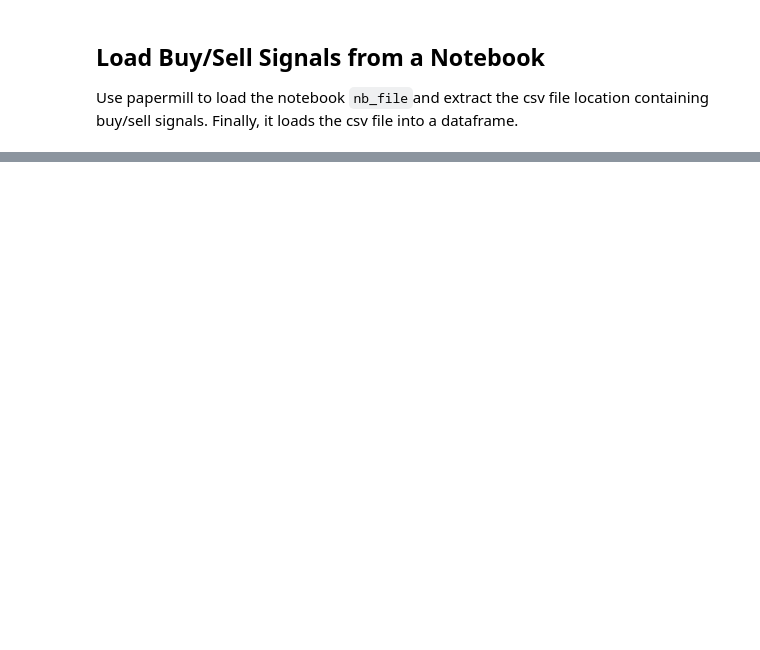
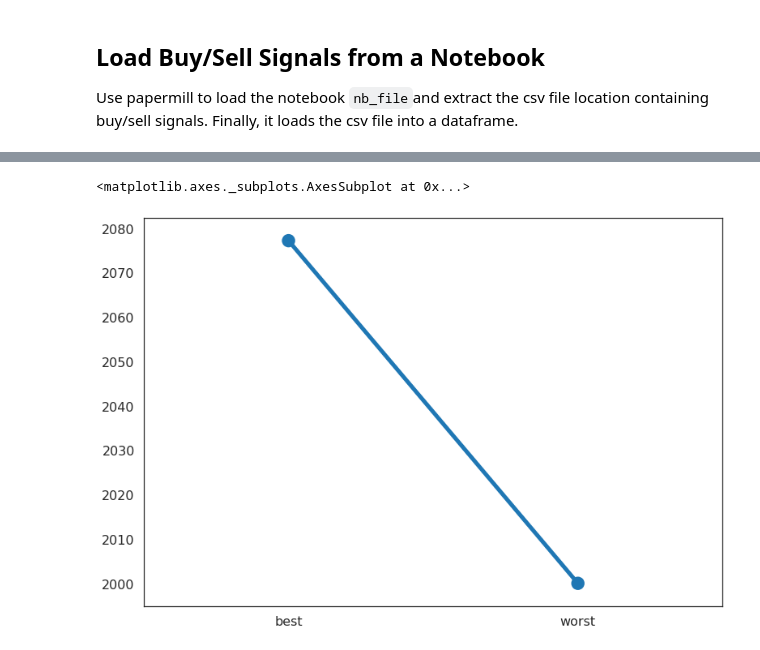
Before and after one commit to cdeck3r/LoSTanSiBLE, a Jupyter notebook: LoSTanSiBLE/notebooks/PaperTrade.ipynb, the cells around one changed output, grey strips where cells are left out. Cells and saved outputs as stored; diff of their text form; code cells hidden in the pictures; blank space fills up the shorter version.

```diff
--- a/LoSTanSiBLE/notebooks/PaperTrade.ipynb
+++ b/LoSTanSiBLE/notebooks/PaperTrade.ipynb
@@ -172,0 +229,5 @@ stock
+# %%
+sns.pointplot(x=['best', 'worst'], y=[stock['balance_best'].max(), stock['balance_worst'].max() ])
+# %% [output]
+<matplotlib.axes._subplots.AxesSubplot at 0x...>
+[figure, added]
```
Also changed, not shown: parts of 15 cells of this notebook.
